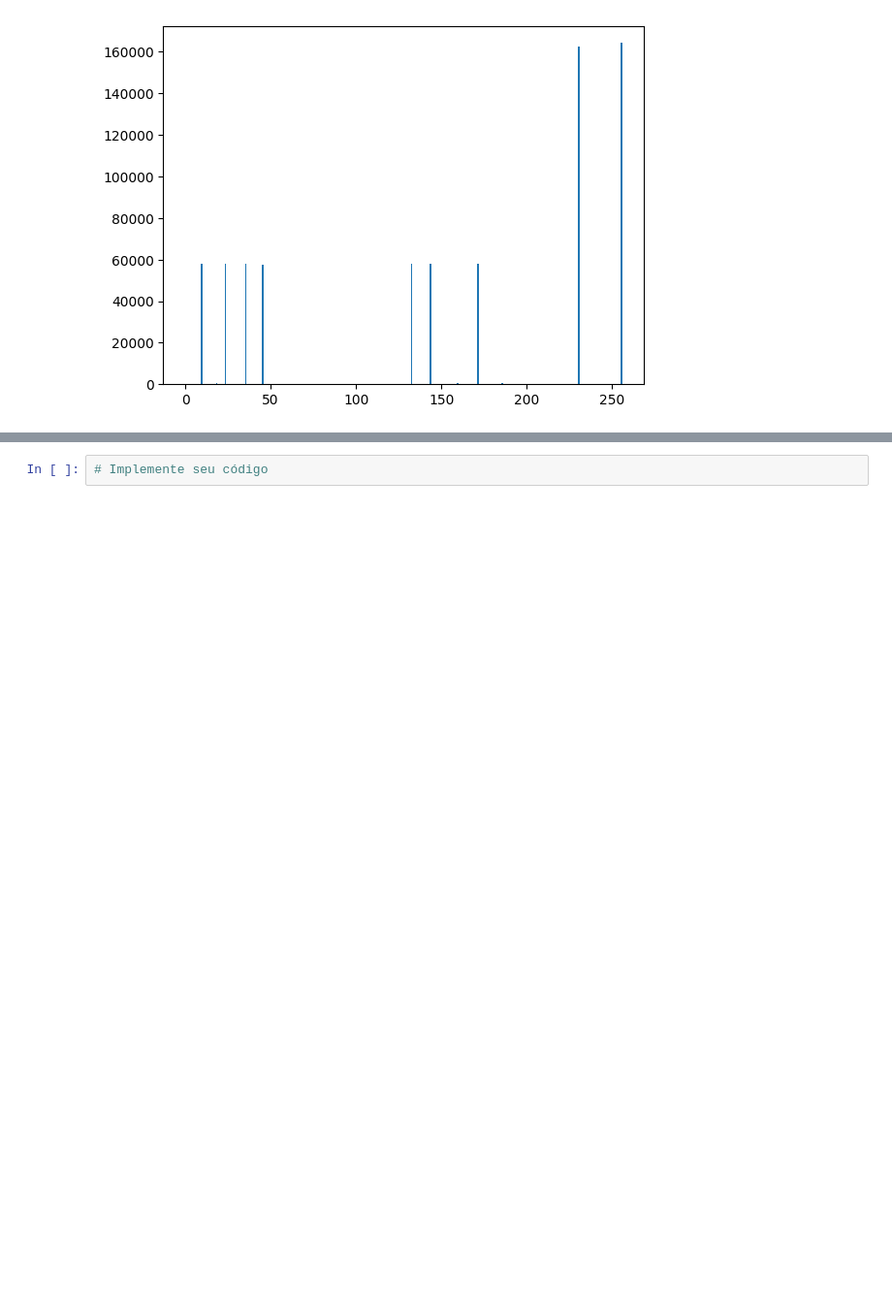
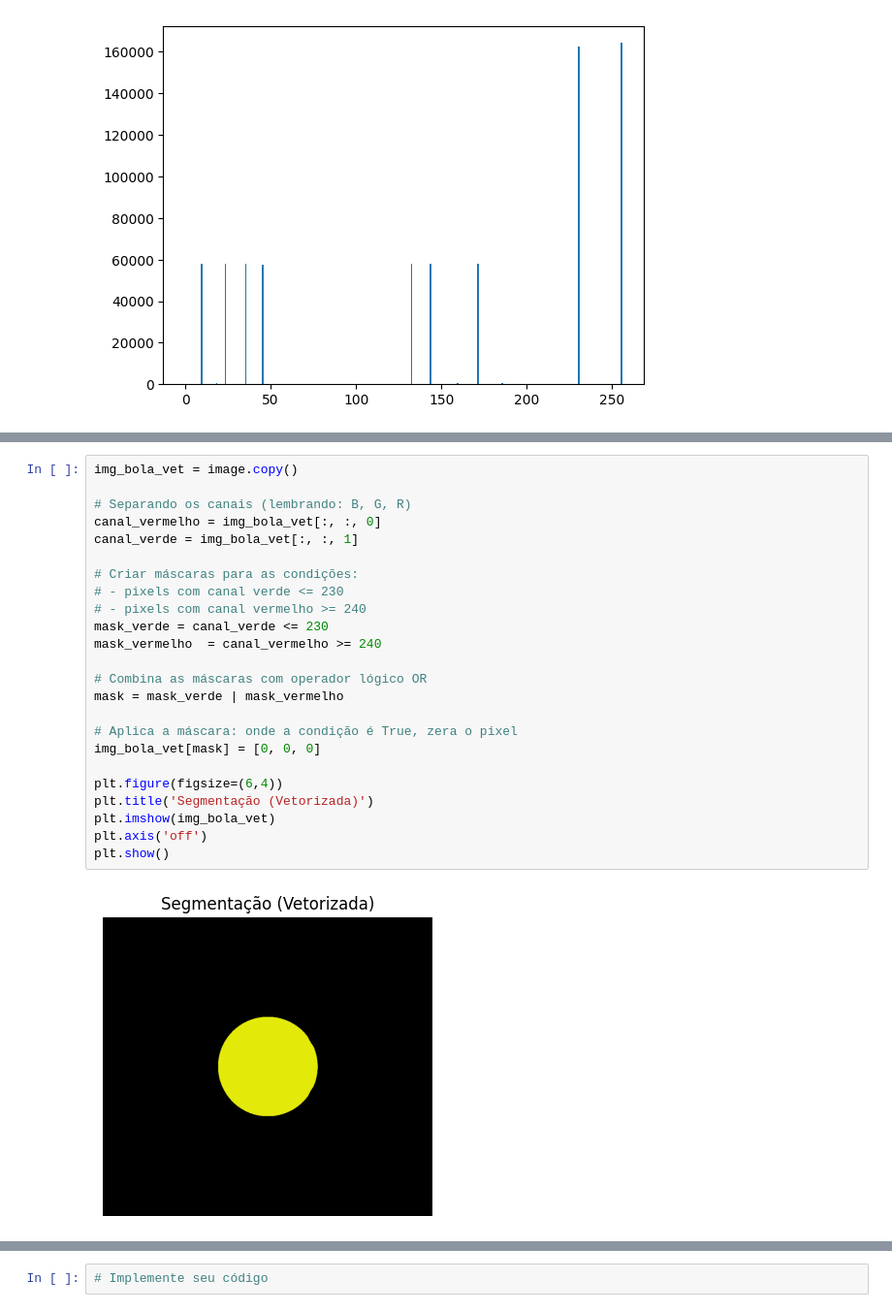
Before and after one commit to arnaldojr/cognitivecomputing, a Jupyter notebook: material/aulas/PDI/lab03/atividade3.ipynb, the cells around one changed output, grey strips where cells are left out. Shown at 97% size. Drawn from its saved outputs; the diff is of its cells as text; blank space fills up the shorter version.

```diff
--- a/material/aulas/PDI/lab03/atividade3.ipynb
+++ b/material/aulas/PDI/lab03/atividade3.ipynb
@@ -101 +223,27 @@ plt.show()
+# %%
+img_bola_vet = image.copy()
+
+# Separando os canais (lembrando: B, G, R)
+canal_vermelho = img_bola_vet[:, :, 0]
+canal_verde = img_bola_vet[:, :, 1]
+
+# Criar máscaras para as condições:
+# - pixels com canal verde <= 230
+# - pixels com canal vermelho >= 240
+mask_verde = canal_verde <= 230
+mask_vermelho  = canal_vermelho >= 240
+
+# Combina as máscaras com operador lógico OR
+mask = mask_verde | mask_vermelho
+
+# Aplica a máscara: onde a condição é True, zera o pixel
+img_bola_vet[mask] = [0, 0, 0]
+
+plt.figure(figsize=(6,4))
+plt.title('Segmentação (Vetorizada)')
+plt.imshow(img_bola_vet)
+plt.axis('off')
+plt.show()
+# %% [output]
+[figure, added]
 # %% [markdown]
```
Also changed, not shown: parts of 18 cells of this notebook, 3 other files.
